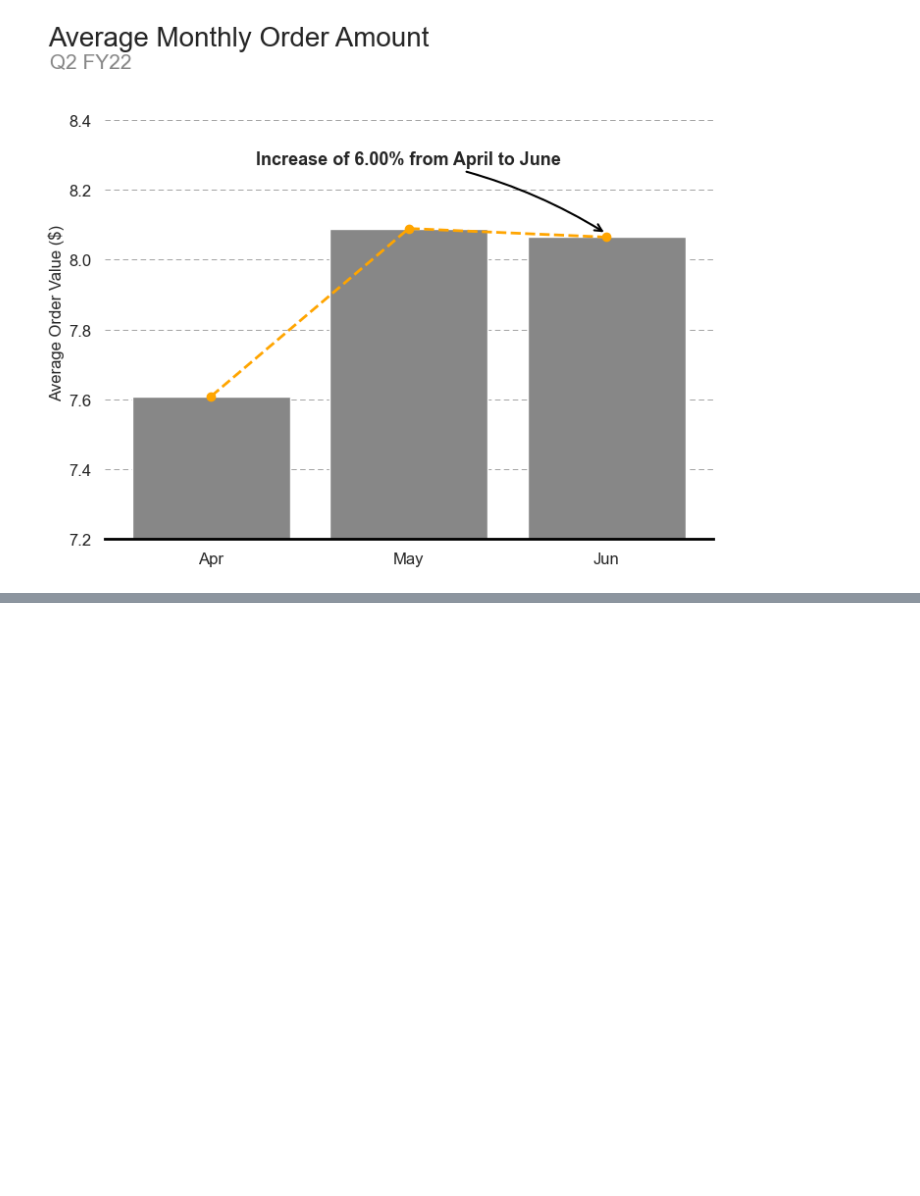
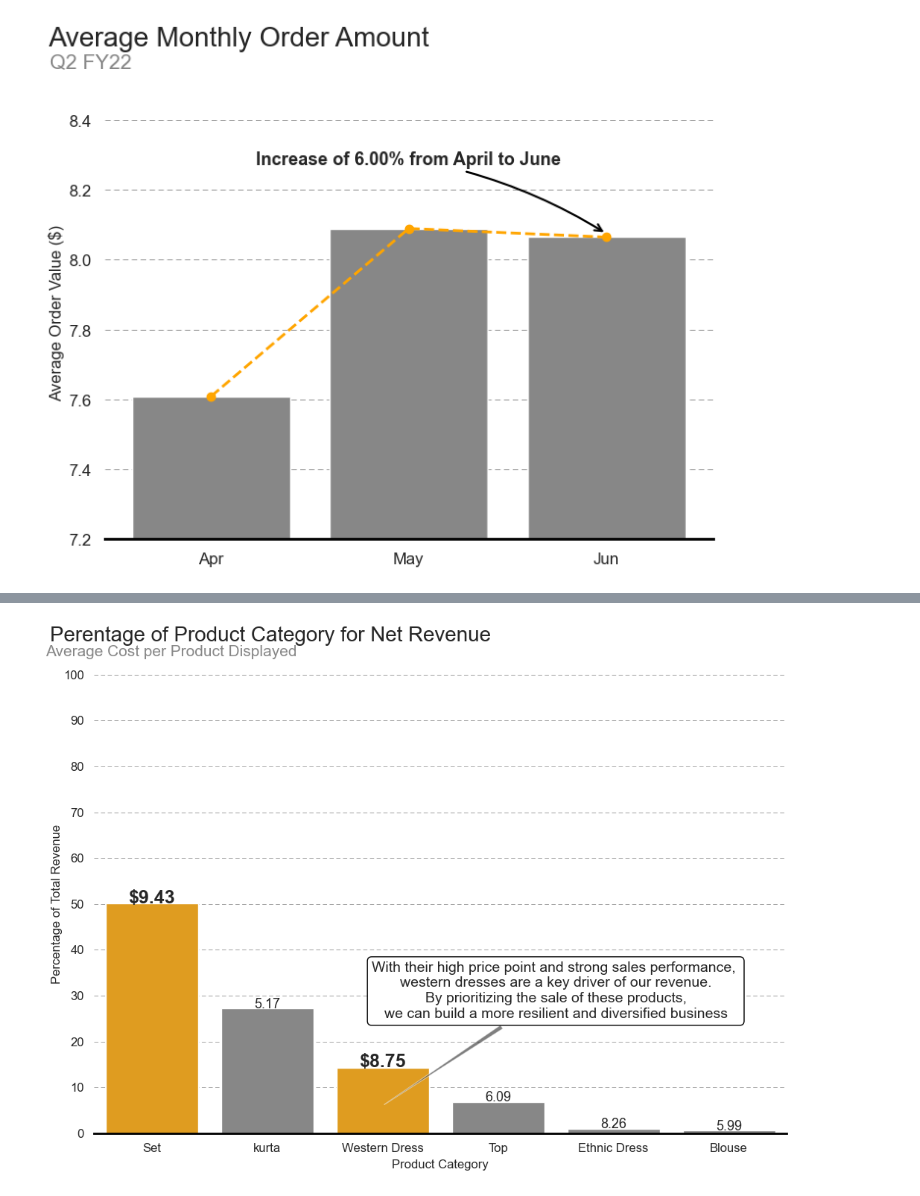
Before and after one commit to CC-Sev/E-Commerce-Sales-Dataset-Analysis, a Jupyter notebook: amazon_sales_data.ipynb, the cells around one changed output, grey strips where cells are left out. Saved outputs shown, nothing was run; the diff lists cells and outputs as text; code cells hidden in the pictures; blank space fills up the shorter version.

```diff
--- a/amazon_sales_data.ipynb
+++ b/amazon_sales_data.ipynb
@@ -657,0 +734,80 @@ plt.show()
+# %%
+# Group the data by product catgegory and calcualte the total sales
+sales_by_category = df.groupby('product_category')['order_amount_($)'].sum()
+
+# Filter the cateories to include
+included_categories = ['Set', 'kurta', 'Western Dress', 'Top', 'Ethnic Dress', 'Blouse']
+sales_by_category = sales_by_category.loc[included_categories]
+
+# Calculate the total revenue
+total_revenue = sales_by_category.sum()
+
+# Calculate the percentage of total revenue for each category
+sales_by_category_pct = (sales_by_category / total_revenue) * 100
+
+# Sort the ccategories by total sales
+sales_by_category_pct = sales_by_category_pct.sort_values(ascending=False)
+
+# Create a bar chart to show the sales by product category
+fig, ax = plt.subplots(figsize=(12,8))
+palette_colors = ['orange' if cat in ['Set', 'Western Dress'] else '#878787' for cat in sales_by_category_pct.index]
+sns.barplot(x=sales_by_category_pct.index, y=sales_by_category_pct.values, ax=ax, palette=palette_colors)
+
+# Set font sizes for x and y labels, title, and ticks
+# Set the number of y ticks
+num_y_ticks = 10
+
+# Calculate the y tick vals
+y_tick_values = list(range(0,101,10))
+
+# Set y ticks
+ax.set_yticks(y_tick_values)
+
+ax.set_ylabel('Percentage of Total Revenue', labelpad=1)
+ax.set_ylim(0,100)
+ax.set_xlabel('Product Category', labelpad=5)
+ax.set_title('Perentage of Product Category for Net Revenue', fontsize=20, x=0.255, y=1.05, pad=10)
+ax.text(-0.07,1.04, 'Average Cost per Product Displayed', fontsize=15, color='#878787', transform=ax.transAxes)
+ax.tick_params(axis='both', labelsize=12)
+ax.yaxis.grid(linestyle='--', color='gray', linewidth=0.5, dashes=(8,5))
+ax.xaxis.grid(False)
+
+# Set font sizes for the bars and add annotations for Set, kurta, and Western Dress
+for i, category in enumerate(sales_by_category_pct.index):
+    avg_cost = df[df['product_category'] == category]['order_amount_($)'].mean()
+    if category in ['Set', 'Western Dress']:
+        ax.text(i, sales_by_category_pct.values[i]+0.1, f'${avg_cost:.2f}', ha='center', fontsize=18, fontweight='bold')
+    else:
+        ax.text(i, sales_by_category_pct.values[i]+0.1, f'{avg_cost:.2f}', ha='center', fontsize=13)
+
+# Add a callout to emphasize the importance of western dresses for diversifying revenue
+western_sales = sales_by_category_pct['Western Dress']
+western_index = sales_by_category_pct.index.get_loc('Western Dress')
+
+# Define the callout box properties
+bbox_props = dict(boxstyle='round', facecolor='white', edgecolor='black', alpha=1)
+arrow_props = dict(facecolor='black', arrowstyle='wedge', alpha=0.5)
+
+# Set the position of the callout box
+x_pos = western_index
+y_pos = western_index+2
+x_text = x_pos + 0.5
+y_text = y_pos - 8
+
+# Calculate the percentage of revenue from western dresses
+western_pct = (western_sales / total_revenue) * 100
+
+# Add the callout box to the plot
+ax.annotate('With their high price point and strong sales performance, \nwestern dresses are a key driver of our revenue.\nBy prioritizing the sale of these products,\nwe can build a more resilient and diversified business',
+            xy=(x_pos, y_pos+2), xytext=(x_text+1, y_text+35), fontsize=14,
+            arrowprops=arrow_props, bbox=bbox_props, ha='center', va='center')
+
+# Remove the top and right spines
+ax.spines['top'].set_visible(False)
+ax.spines['right'].set_visible(False)
+ax.spines['left'].set_visible(False)
+ax.spines['bottom'].set_linewidth(2)
+ax.spines['bottom'].set_color('black')
+plt.show()
+fig.savefig('Percentage_Prod_Revenue.png', dpi=300)
+# %% [output]
@@ -657,0 +817 @@ plt.show()
+[figure, added]
```
Also changed, not shown: parts of 2 cells of this notebook, 2 other files.
